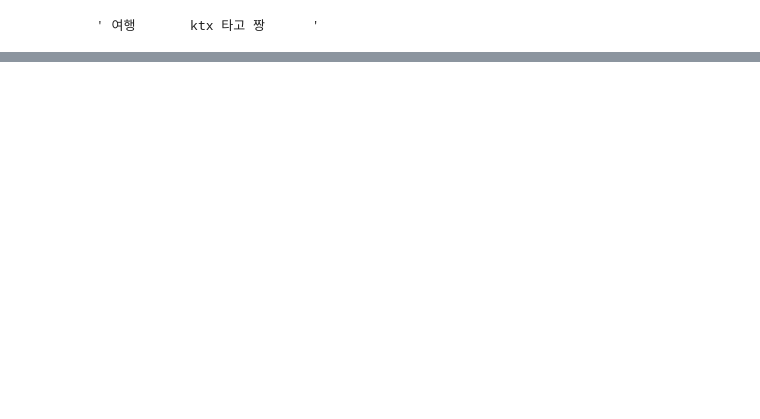
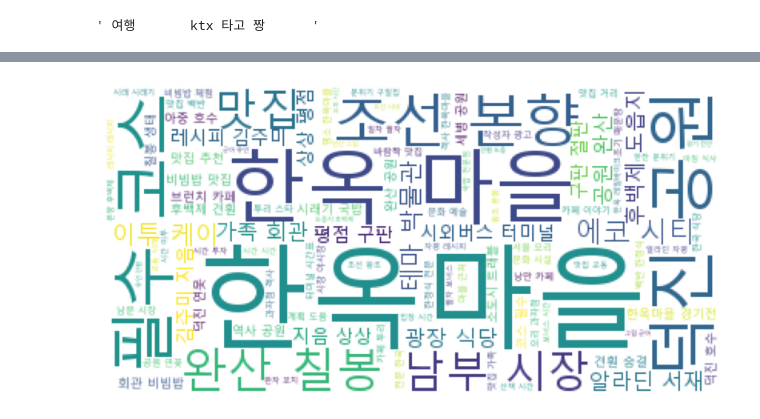
Before and after one commit to OKz4p/ai, a Jupyter notebook: source/06_자연어처리/ch2_Quiz_경주여행과 전주여행 비교.ipynb, the cells around one changed output, grey strips where cells are left out. Saved outputs shown, nothing was run; the diff lists cells and outputs as text; code cells hidden in the pictures; blank space fills up the shorter version.

```diff
--- a/source/06_자연어처리/ch2_Quiz_경주여행과 전주여행 비교.ipynb
+++ b/source/06_자연어처리/ch2_Quiz_경주여행과 전주여행 비교.ipynb
@@ -148,0 +404,22 @@ for query in queries:
+# %%
+# 경주 명사들만 워드클라우드
+import pandas as pd
+from wordcloud import WordCloud
+from matplotlib import pyplot as plt
+
+df = pd.read_csv('data/quiz_naver_pos_nouns.csv', encoding='cp949')
+df_gyeongju = df[df['query'] == '경주 여행'].copy()
+
+df_gyeongju['token'] = df_gyeongju['token']
+gyeongju_token_list = ' '.join(df_gyeongju['token']).split()
+gyeongju_noun_text = ' '.join(gyeongju_token_list)
+plt.rcParams['figure.figsize'] = [10,5]
+wordcloud = WordCloud(
+                font_path='data/malgun.ttf',
+                background_color='white',
+                max_words=100,
+                colormap='viridis')
+wordcloud.generate(gyeongju_noun_text)
+plt.imshow(wordcloud)
+plt.axis('off')
+plt.show()
@@ -148,0 +428,20 @@ for query in queries:
+# %%
+# 전주 명사들만 워드클라우드
+df = pd.read_csv('data/quiz_naver_pos_nouns.csv', encoding='cp949')
+df_jeonju = df[df['query'] == '전주 여행'].copy()
+
+df_jeonju['token'] = df_jeonju['token']
+jeonju_token_list = ' '.join(df_jeonju['token']).split()
+jeonju_noun_text = ' '.join(jeonju_token_list)
+plt.rcParams['figure.figsize'] = [10,5]
+wordcloud = WordCloud(
+                font_path='data/malgun.ttf',
+                background_color='white',
+                max_words=100,
+                colormap='viridis')
+wordcloud.generate(jeonju_noun_text)
+plt.imshow(wordcloud)
+plt.axis('off')
+plt.show()
+# %% [output]
+[figure, added]
```
Also changed, not shown: parts of 45 cells of this notebook, 5 other files.
